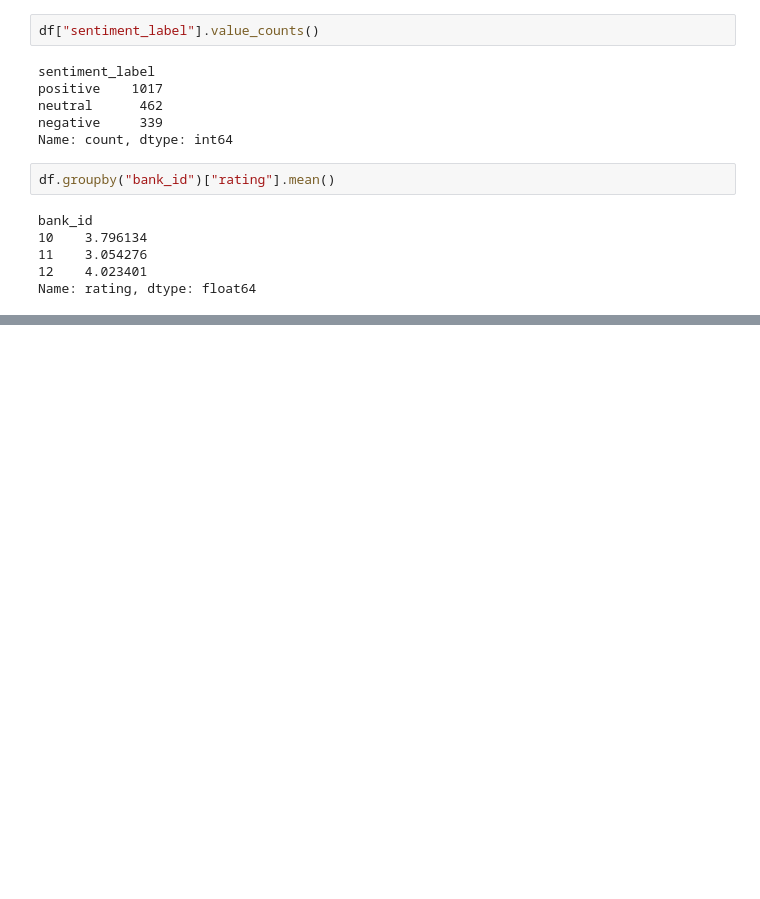
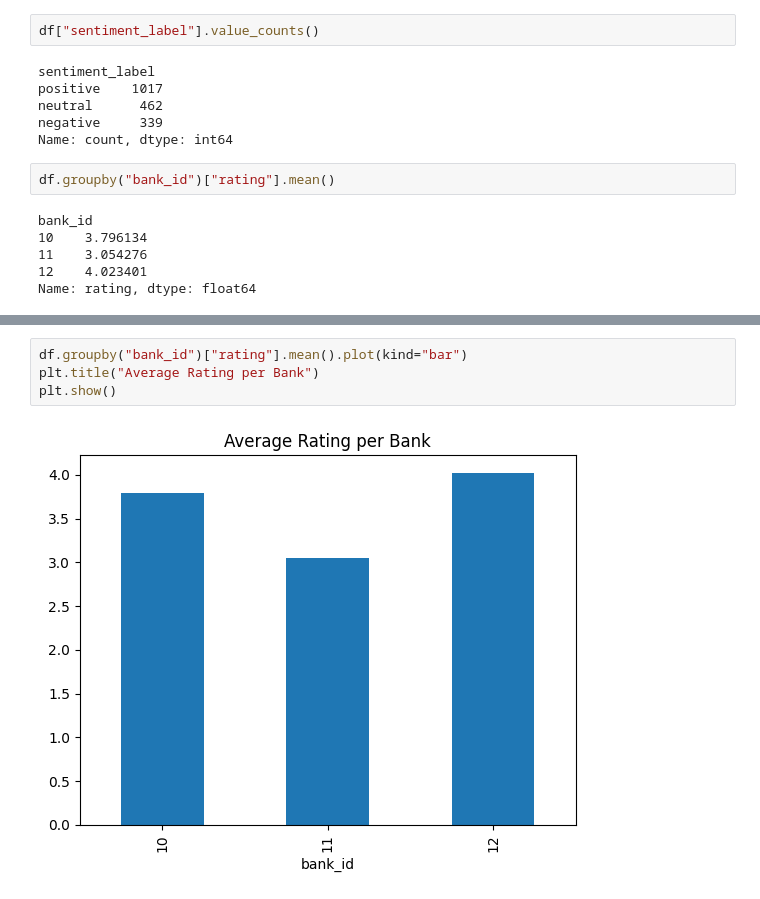
Before and after one commit to Bilen189/ethiopian-bank-review-analytics, a Jupyter notebook: notebooks/task4_insights.ipynb, the cells around one changed output, grey strips where cells are left out. Drawn from its saved outputs; the diff is of its cells as text; blank space fills up the shorter version.

```diff
--- a/notebooks/task4_insights.ipynb
+++ b/notebooks/task4_insights.ipynb
@@ -32,0 +41,6 @@ Name: rating, dtype: float64
+# %%
+df.groupby("bank_id")["rating"].mean().plot(kind="bar")
+plt.title("Average Rating per Bank")
+plt.show()
+# %% [output]
+[figure, added]
```
Also changed, not shown: parts of 2 cells of this notebook.
